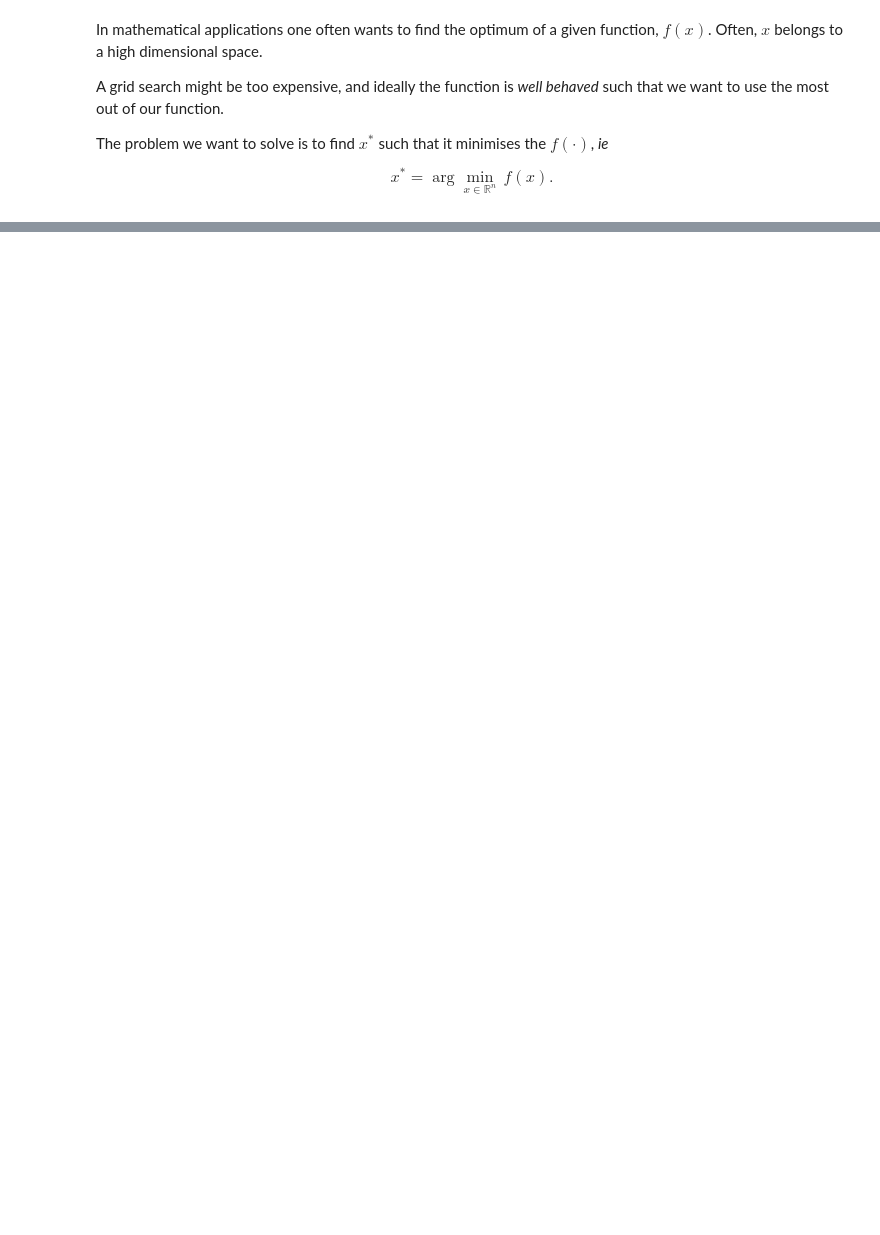
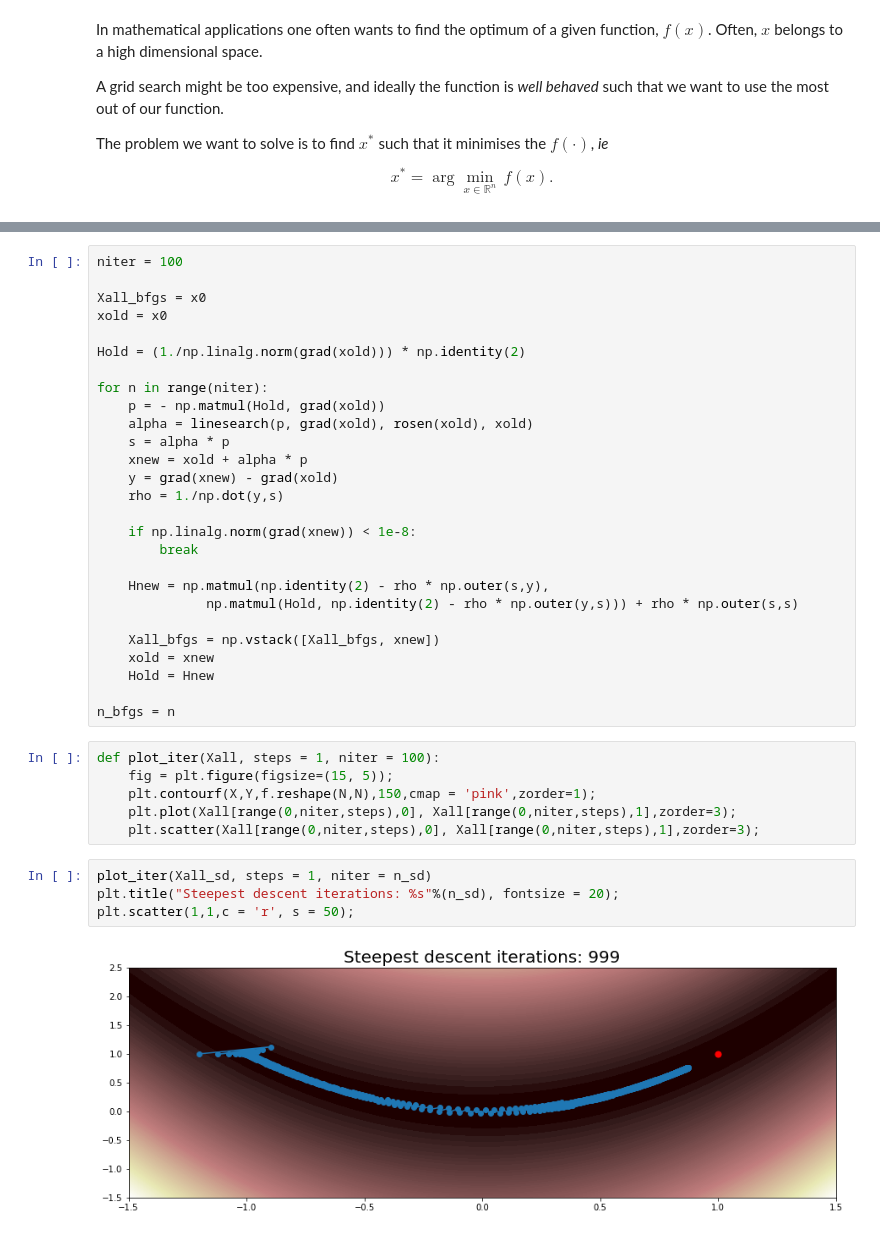
Before and after one commit to agarbuno/probnum, a Jupyter notebook: python/bfgs.ipynb, the cells around one changed output, grey strips where cells are left out. Saved outputs shown, nothing was run; the diff lists cells and outputs as text; blank space fills up the shorter version.

```diff
--- a/python/bfgs.ipynb
+++ b/python/bfgs.ipynb
@@ -106,0 +250,39 @@ Inspired by this [blog](http://aria42.com/blog/2014/12/understanding-lbfgs).
+# %%
+niter = 100
+
+Xall_bfgs = x0
+xold = x0
+
+Hold = (1./np.linalg.norm(grad(xold))) * np.identity(2)
+
+for n in range(niter):
+    p = - np.matmul(Hold, grad(xold))
+    alpha = linesearch(p, grad(xold), rosen(xold), xold)
+    s = alpha * p
+    xnew = xold + alpha * p
+    y = grad(xnew) - grad(xold)
+    rho = 1./np.dot(y,s)
+
+    if np.linalg.norm(grad(xnew)) < 1e-8:
+        break
+
+    Hnew = np.matmul(np.identity(2) - rho * np.outer(s,y),
+              np.matmul(Hold, np.identity(2) - rho * np.outer(y,s))) + rho * np.outer(s,s)
+
+    Xall_bfgs = np.vstack([Xall_bfgs, xnew])
+    xold = xnew
+    Hold = Hnew
+
+n_bfgs = n
+# %%
+def plot_iter(Xall, steps = 1, niter = 100):
+    fig = plt.figure(figsize=(15, 5));
+    plt.contourf(X,Y,f.reshape(N,N),150,cmap = 'pink',zorder=1);
+    plt.plot(Xall[range(0,niter,steps),0], Xall[range(0,niter,steps),1],zorder=3);
+    plt.scatter(Xall[range(0,niter,steps),0], Xall[range(0,niter,steps),1],zorder=3);
+# %%
+plot_iter(Xall_sd, steps = 1, niter = n_sd)
+plt.title("Steepest descent iterations: %s"%(n_sd), fontsize = 20);
+plt.scatter(1,1,c = 'r', s = 50);
+# %% [output]
+[figure, added]
```
Also changed, not shown: parts of 28 cells of this notebook, 2 other files.
